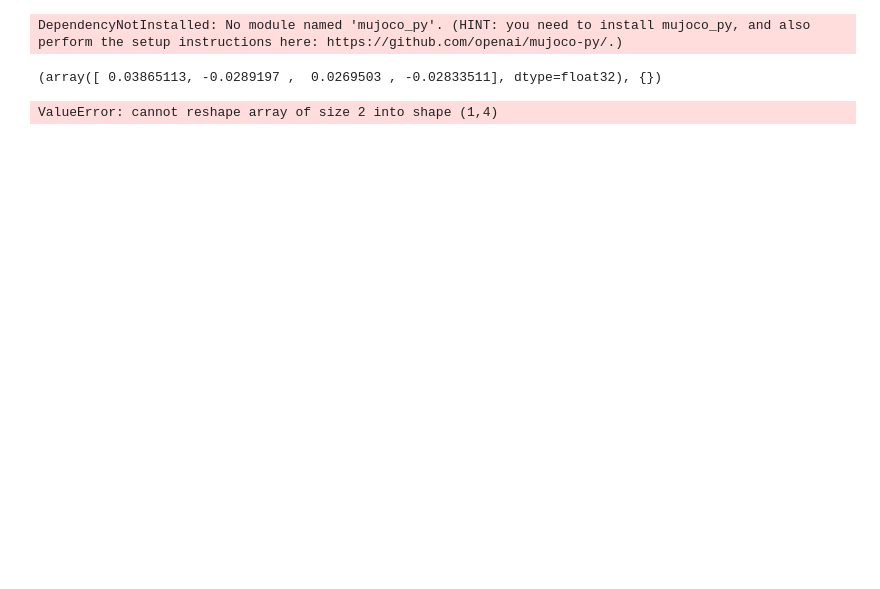
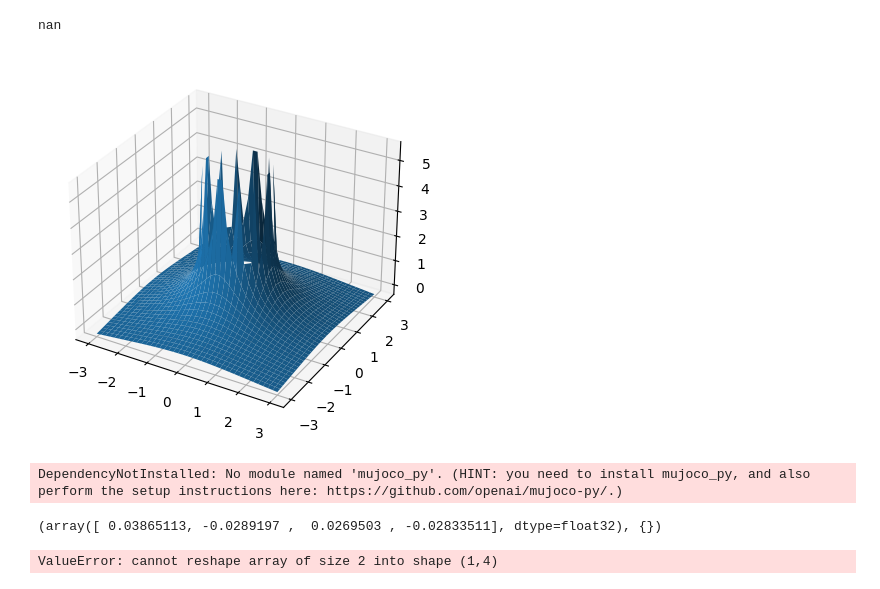
Before and after one commit to E314ling/SOC, a Jupyter notebook: OpenAI.ipynb, the cells around one changed output. Drawn from its saved outputs; the diff is of its cells as text; code cells hidden in the pictures; blank space fills up the shorter version.

```diff
--- a/OpenAI.ipynb
+++ b/OpenAI.ipynb
@@ -7,6 +6,32 @@ import pygame
 from keras import layers, optimizers, losses
 import matplotlib.pyplot as plt
 import time
+# %%
+x = np.linspace(-3,3, 40)
+y = np.linspace(-3,3, 40)
+def log_3(x,y):
+    r = np.linalg.norm(np.array([x,y]))
+    return -np.log( (np.log(r) / np.log(3)) + 10e-4)
+
+Z = np.zeros((40,40))
+X,Y = np.meshgrid(x,y)
+for ix in range(40):
+    for iy in range(40):
+        y_i = y[iy]
+        x_i  = x[ix]
+        if (np.abs(y[iy])< 1 ):
+            y_i = np.sign(y_i) *1
+        if (np.abs(x_i) <1):
+            x_i = np.sign(x_i) *1
+        Z[ix,iy] = log_3(x_i, y_i)
+fig = plt.figure()
+ax = fig.add_subplot(projection = '3d')
+ax.plot_surface(X,Y,Z)
+print(np.mean(Z))
+plt.show()
+# %% [output]
+nan
+[figure, added]
 # %%
 import gym
 import numpy as np
```
Also changed, not shown: parts of 1 cell of this notebook, 1 other file.
